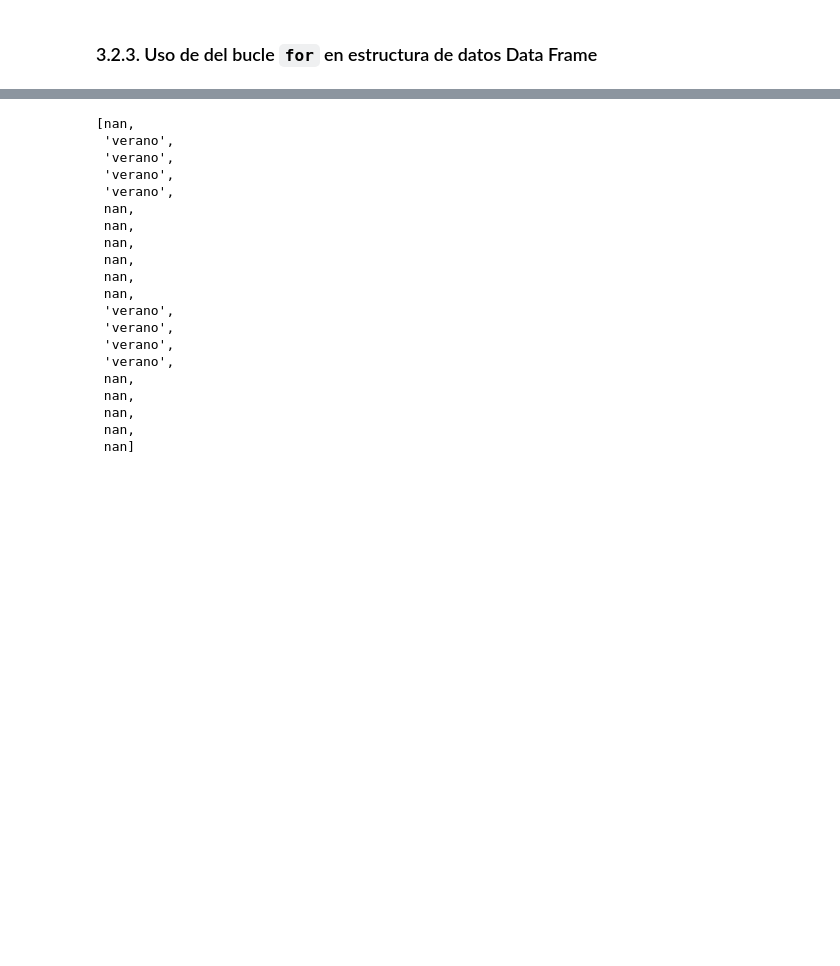
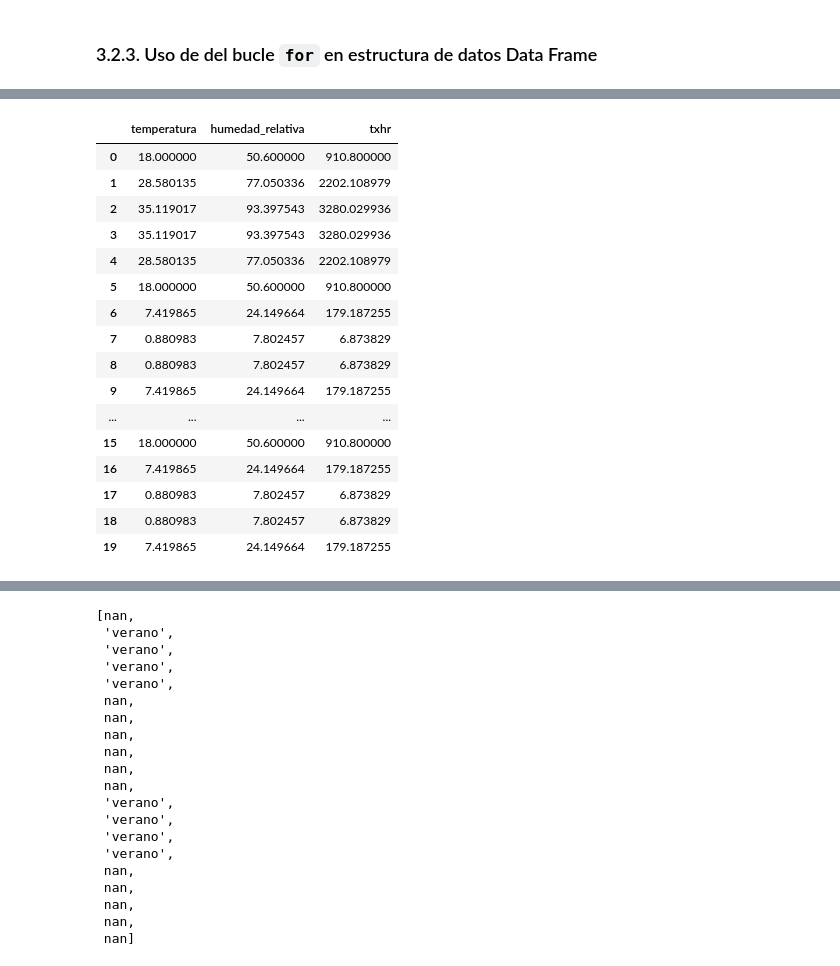
Before and after one commit to vrrp/sachabook_bigdata, a Jupyter notebook: _build/jupyter_execute/docs/03_programación_basica_python_AI.ipynb, the cells around one changed output, grey strips where cells are left out. Drawn from its saved outputs; the diff is of its cells as text; code cells hidden in the pictures; blank space fills up the shorter version.

```diff
--- a/_build/jupyter_execute/docs/03_programación_basica_python_AI.ipynb
+++ b/_build/jupyter_execute/docs/03_programación_basica_python_AI.ipynb
@@ -837,0 +770,23 @@ print(lista_01)
+# %%
+parte_df = df[["temperatura","humedad_relativa"]]
+
+parte_df["txhr"] = df["temperatura"]*df["humedad_relativa"]
+display(parte_df)
+# %% [output]
+|  | temperatura | humedad_relativa | txhr |
+| 0 | 18.000000 | 50.600000 | 910.800000 |
+| 1 | 28.580135 | 77.050336 | 2202.108979 |
+| 2 | 35.119017 | 93.397543 | 3280.029936 |
+| 3 | 35.119017 | 93.397543 | 3280.029936 |
+| 4 | 28.580135 | 77.050336 | 2202.108979 |
+| 5 | 18.000000 | 50.600000 | 910.800000 |
+| 6 | 7.419865 | 24.149664 | 179.187255 |
+| 7 | 0.880983 | 7.802457 | 6.873829 |
+| 8 | 0.880983 | 7.802457 | 6.873829 |
+| 9 | 7.419865 | 24.149664 | 179.187255 |
+| ... | ... | ... | ... |
+| 15 | 18.000000 | 50.600000 | 910.800000 |
+| 16 | 7.419865 | 24.149664 | 179.187255 |
+| 17 | 0.880983 | 7.802457 | 6.873829 |
+| 18 | 0.880983 | 7.802457 | 6.873829 |
+| 19 | 7.419865 | 24.149664 | 179.187255 |
```
Also changed, not shown: parts of 43 cells of this notebook, 5 other files.
